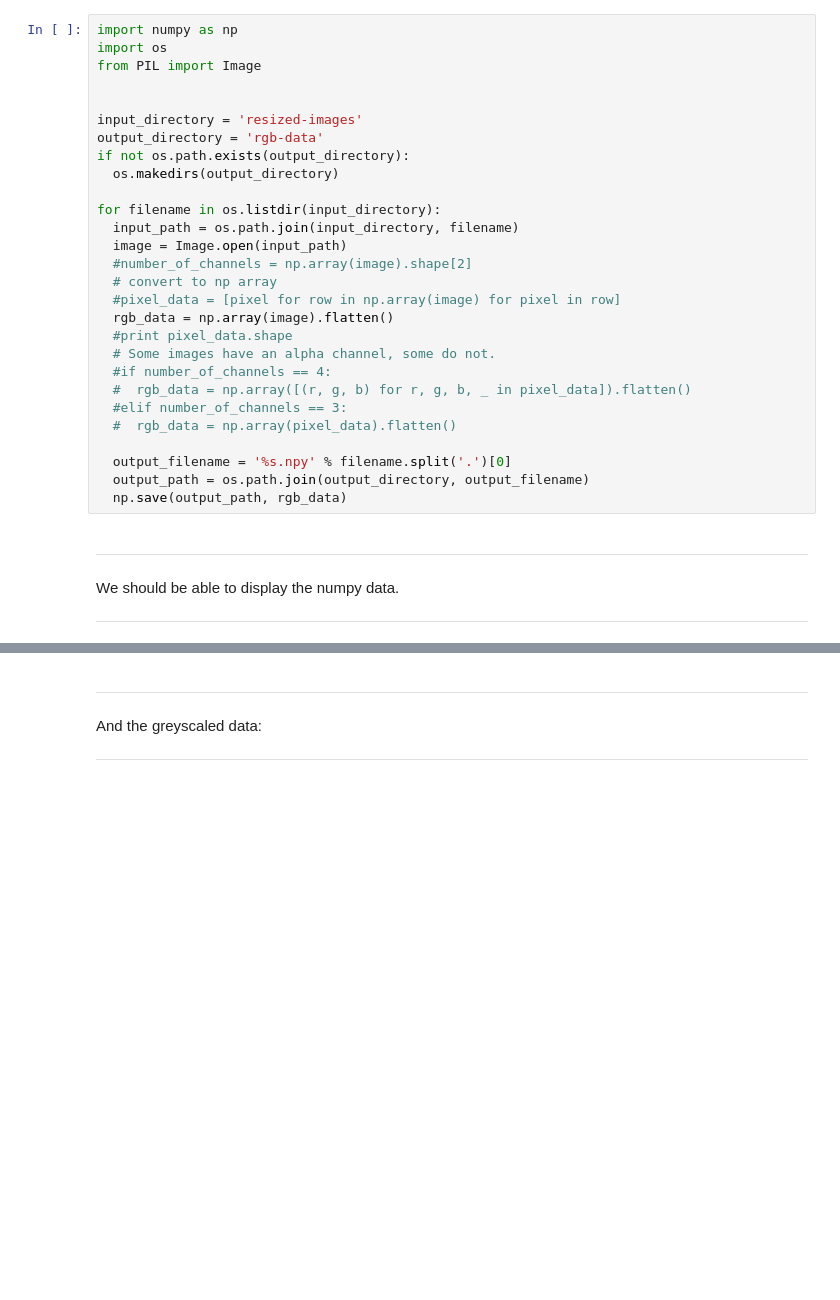
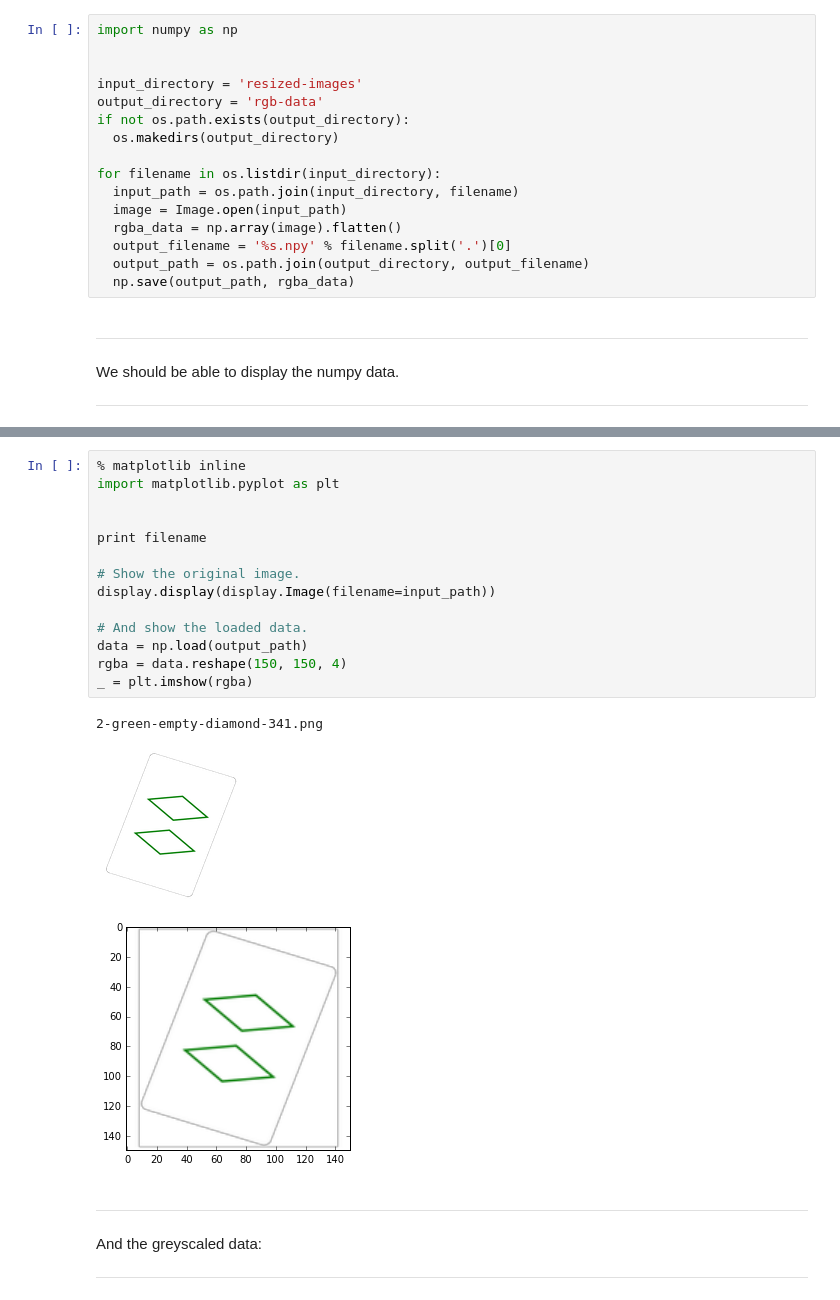
Before and after one commit to yosemitebandit/setbot, a Jupyter notebook: generate_images_and_data.ipynb, the cells around one changed output, grey strips where cells are left out. Saved outputs shown, nothing was run; the diff lists cells and outputs as text; blank space fills up the shorter version.

```diff
--- a/generate_images_and_data.ipynb
+++ b/generate_images_and_data.ipynb
@@ -192,8 +192,6 @@ RGB data first:
 ---
 # %%
 import numpy as np
-import os
-from PIL import Image
 
 
 input_directory = 'resized-images'
@@ -204,20 +202,10 @@ if not os.path.exists(output_directory):
 for filename in os.listdir(input_directory):
   input_path = os.path.join(input_directory, filename)
   image = Image.open(input_path)
-  #number_of_channels = np.array(image).shape[2]
-  # convert to np array
-  #pixel_data = [pixel for row in np.array(image) for pixel in row]
-  rgb_data = np.array(image).flatten()
-  #print pixel_data.shape
-  # Some images have an alpha channel, some do not.
-  #if number_of_channels == 4:
-  #  rgb_data = np.array([(r, g, b) for r, g, b, _ in pixel_data]).flatten()
-  #elif number_of_channels == 3:
-  #  rgb_data = np.array(pixel_data).flatten()
-
+  rgba_data = np.array(image).flatten()
   output_filename = '%s.npy' % filename.split('.')[0]
   output_path = os.path.join(output_directory, output_filename)
-  np.save(output_path, rgb_data)
+  np.save(output_path, rgba_data)
 # %% [markdown]
 ---
 We should be able to display the numpy data.
@@ -267,3 +214,21 @@ rgb-data/2-purple-solid-diamond-356.npy
+# %%
+% matplotlib inline
+import matplotlib.pyplot as plt
+
+
+print filename
+
+# Show the original image.
+display.display(display.Image(filename=input_path))
+
+# And show the loaded data.
+data = np.load(output_path)
+rgba = data.reshape(150, 150, 4)
+_ = plt.imshow(rgba)
+# %% [output]
+2-green-empty-diamond-341.png
+[figure, added]
+[figure, added]
 # %% [markdown]
 ---
 And the greyscaled data:
```
Also changed, not shown: parts of 8 cells of this notebook.
